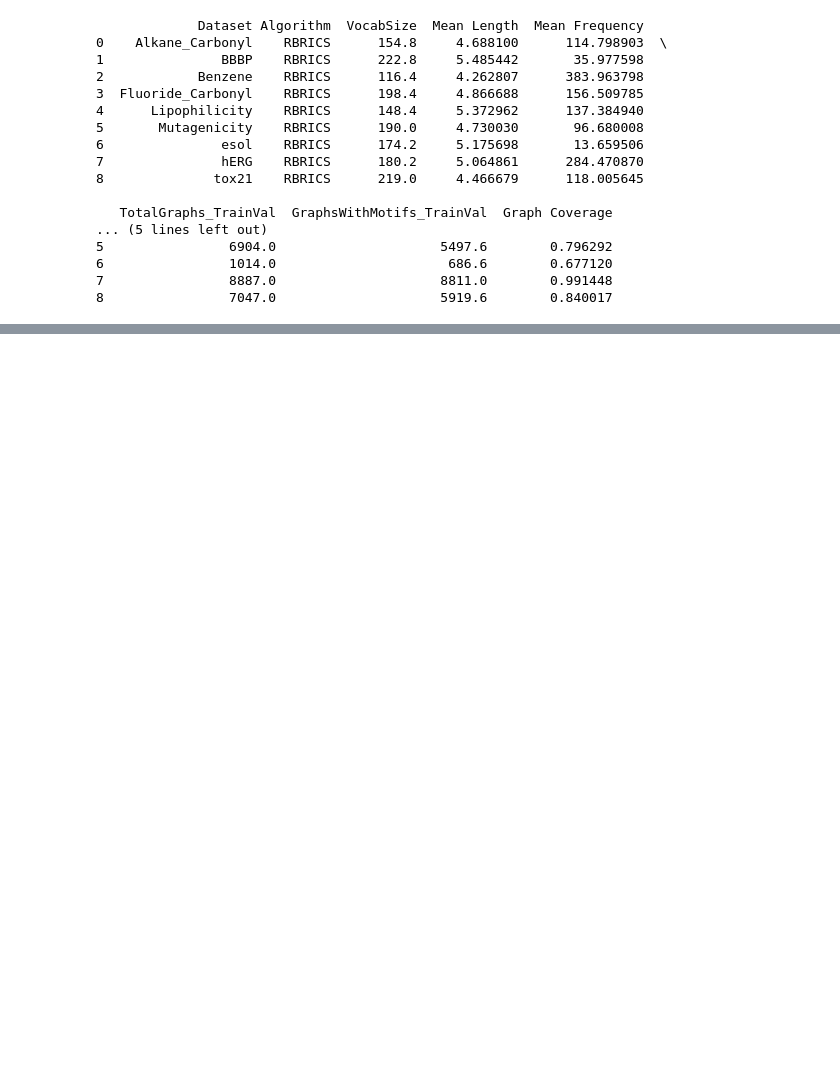
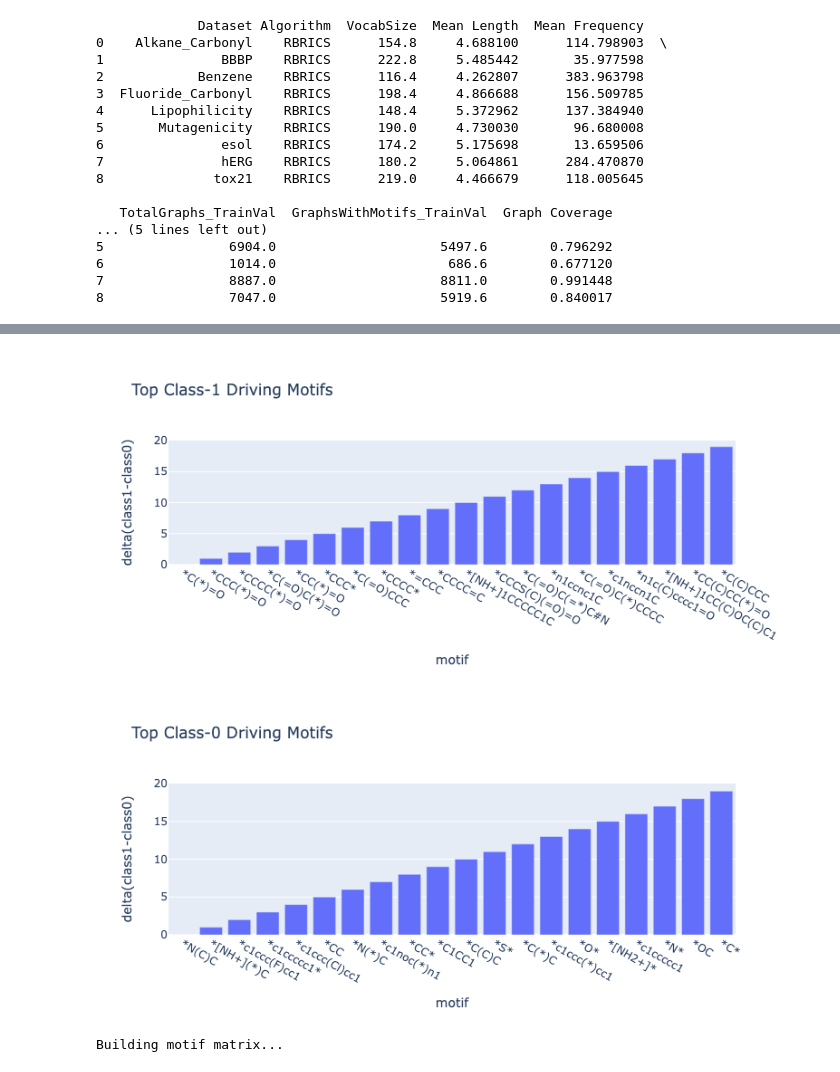
Before and after one commit to apurvakokate/MOSE-GNN, a Jupyter notebook: DomainDrivenGlobalExpl/0_Vocabulary_Information.ipynb, the cells around one changed output, grey strips where cells are left out. Cells and saved outputs as stored; diff of their text form; code cells hidden in the pictures; blank space fills up the shorter version.

Commit message:
Changes to vocabulary creation and testing

```diff
--- a/DomainDrivenGlobalExpl/0_Vocabulary_Information.ipynb
+++ b/DomainDrivenGlobalExpl/0_Vocabulary_Information.ipynb
@@ -151,0 +553,78 @@ df.to_csv('dataset_statistics.csv', index=False)
+# %%
+import pandas as pd
+import plotly.express as px
+
+df = pd.read_csv("motif_class_ranking_rbrics.csv")
+df = df.sort_values("delta(class1-class0)", ascending=False)
+
+fig = px.bar(df.head(20),
+             x="motif",
+             y="delta(class1-class0)",
+             title="Top Class-1 Driving Motifs",
+             hover_data=["class_0_count","class_1_count","total_count"])
+fig.show()
+
+fig2 = px.bar(df.tail(20),
+             x="motif",
+             y="delta(class1-class0)",
+             title="Top Class-0 Driving Motifs",
+             hover_data=["class_0_count","class_1_count","total_count"])
+fig2.show()
+# %% [output]
+[figure, added]
+[figure, added]
+# %%
+import pandas as pd
+from sklearn.model_selection import train_test_split
+from sklearn.linear_model import LogisticRegression
+from sklearn.metrics import roc_auc_score, accuracy_score
+from sklearn.ensemble import RandomForestClassifier
+from scipy.sparse import lil_matrix
+import numpy as np
+
+# ===========================
+# LOAD DATA
+# ===========================
+motif_df = pd.read_csv("motif_class_ranking_rbrics.csv")
+raw_df   = pd.read_csv("datasets/FOLDS/Alkane_Carbonyl_0.csv")
+
+smiles = raw_df["smiles"].tolist()
+labels = raw_df["label"].values
+
+# ===========================
+# BUILD MOTIF‒VOCAB INDEX
+# ===========================
+motifs = motif_df["motif"].tolist()
+motif_to_idx = {m:i for i,m in enumerate(motifs)}
+
+n_mols   = len(smiles)
+n_motifs = len(motifs)
+
+X = lil_matrix((n_mols, n_motifs), dtype=int)
+
+# ===========================
+# POPULATE MATRIX
+# ===========================
+from Utils.Utils_vocab import (
+    process_molecule,
+    fragment_molecule,
+)
+
+print("Building motif matrix...")
+for i, smi in enumerate(smiles):
+    try:
+        mol = process_molecule(smi, True)
+        frags = fragment_molecule(mol, recursive=True)
+        seen = set()
+        for frag in frags:
+            f = Chem.MolToSmiles(frag, isomericSmiles=False, canonical=True)
+            if f in motif_to_idx:
+                seen.add(motif_to_idx[f])
+        for idx in seen:
+            X[i, idx] = 1
+    except:
+        pass
+
+X = X.tocsr()
+# %% [output]
+Building motif matrix...
```
Also changed, not shown: parts of 9 cells of this notebook, 2 other files.
